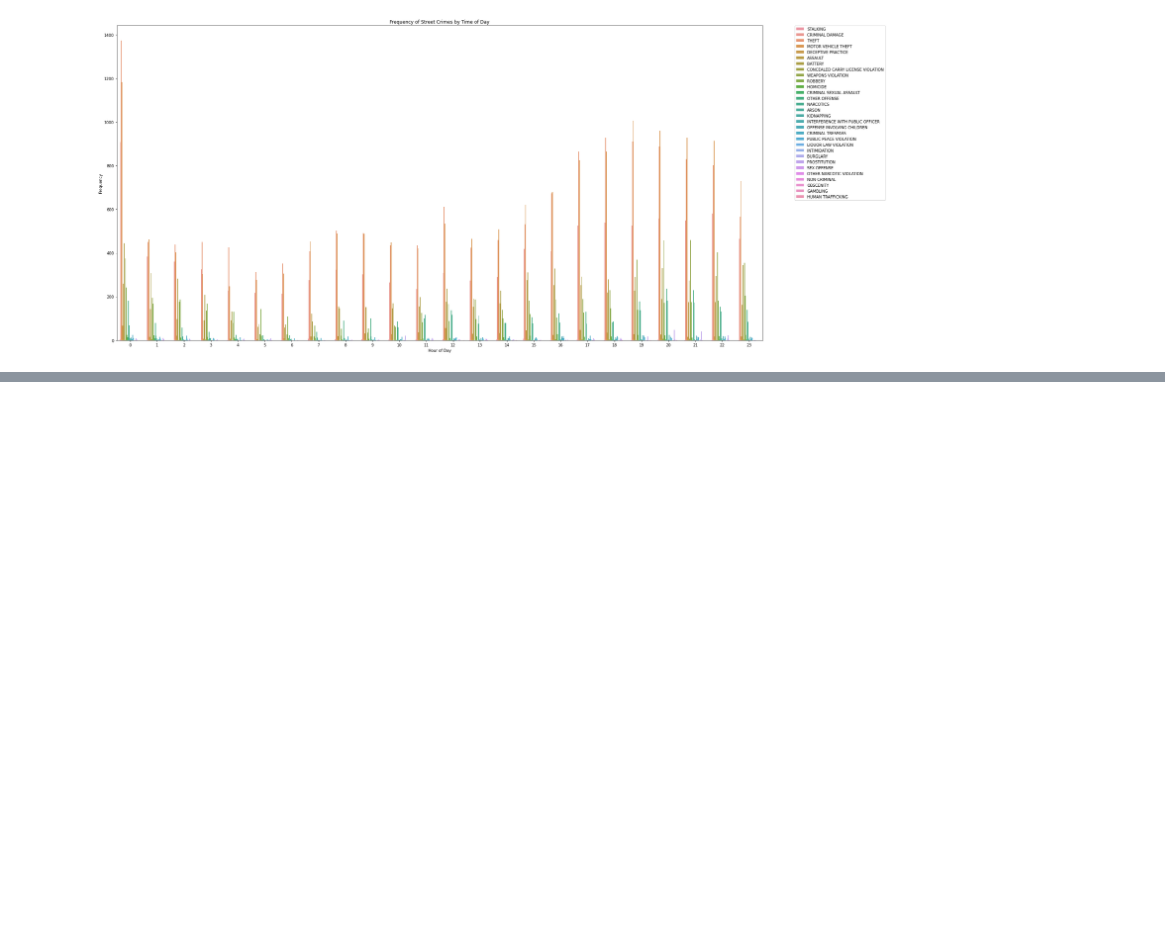
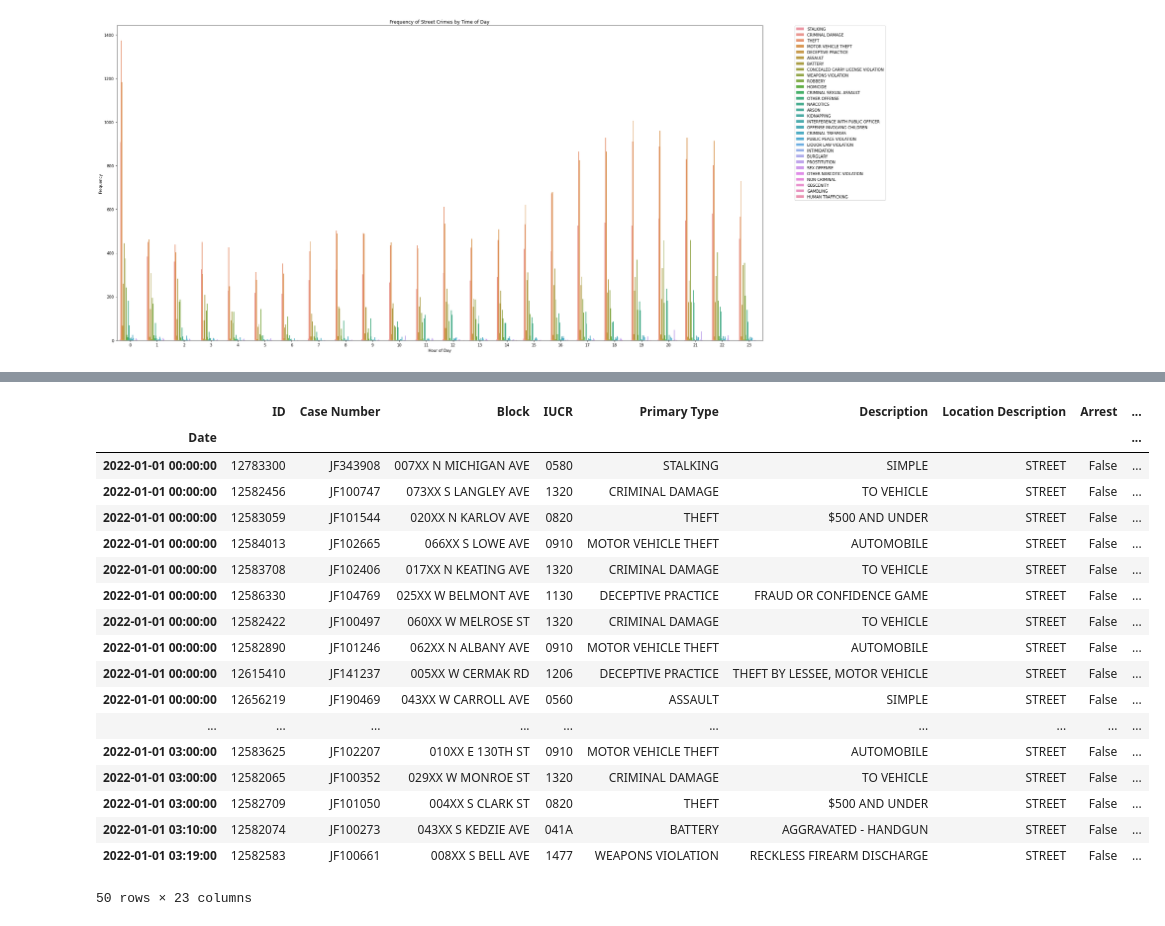
Before and after one commit to amudd10/Chicago-Crime-Analysis, a Jupyter notebook: Chi_crime2022.ipynb, the cells around one changed output, grey strips where cells are left out. Cells and saved outputs as stored; diff of their text form; code cells hidden in the pictures; blank space fills up the shorter version.

```diff
--- a/Chi_crime2022.ipynb
+++ b/Chi_crime2022.ipynb
@@ -279,0 +341,17 @@ See the caveats in the documentation: https://pandas.pydata.org/pandas-docs/stab
+# %%
+time_periods = []
+
+for date in street_crimes.index:
+    hour = date.hour
+
+    if hour > 5 and hour <12:
+        time_periods.append('Morning')
+    elif hour > 12 and hour < 17:
+        time_periods.append('Afternoon')
+    elif hour > 17 and hour < 21:
+        time_periods.append('Evening')
+    else:
+        time_periods.append('Night')
+
+street_crimes['Time Periods'] = time_periods
+street_crimes.head()
@@ -279,0 +372,3 @@ See the caveats in the documentation: https://pandas.pydata.org/pandas-docs/stab
+# %%
+street_crimes = street_crimes.drop('time Periods', axis=1)
+street_crimes.head()
@@ -279,0 +384,22 @@ See the caveats in the documentation: https://pandas.pydata.org/pandas-docs/stab
+# %%
+street_crimes.head(50)
+# %% [output]
+|  | ID | Case Number | Block | IUCR | Primary Type | Description | Location Description | Arrest | ... |
+| Date |  |  |  |  |  |  |  |  | ... |
+| 2022-01-01 00:00:00 | 12783300 | JF343908 | 007XX N MICHIGAN AVE | 0580 | STALKING | SIMPLE | STREET | False | ... |
+| 2022-01-01 00:00:00 | 12582456 | JF100747 | 073XX S LANGLEY AVE | 1320 | CRIMINAL DAMAGE | TO VEHICLE | STREET | False | ... |
+| 2022-01-01 00:00:00 | 12583059 | JF101544 | 020XX N KARLOV AVE | 0820 | THEFT | $500 AND UNDER | STREET | False | ... |
+| 2022-01-01 00:00:00 | 12584013 | JF102665 | 066XX S LOWE AVE | 0910 | MOTOR VEHICLE THEFT | AUTOMOBILE | STREET | False | ... |
+| 2022-01-01 00:00:00 | 12583708 | JF102406 | 017XX N KEATING AVE | 1320 | CRIMINAL DAMAGE | TO VEHICLE | STREET | False | ... |
+| 2022-01-01 00:00:00 | 12586330 | JF104769 | 025XX W BELMONT AVE | 1130 | DECEPTIVE PRACTICE | FRAUD OR CONFIDENCE GAME | STREET | False | ... |
+| 2022-01-01 00:00:00 | 12582422 | JF100497 | 060XX W MELROSE ST | 1320 | CRIMINAL DAMAGE | TO VEHICLE | STREET | False | ... |
+| 2022-01-01 00:00:00 | 12582890 | JF101246 | 062XX N ALBANY AVE | 0910 | MOTOR VEHICLE THEFT | AUTOMOBILE | STREET | False | ... |
+| 2022-01-01 00:00:00 | 12615410 | JF141237 | 005XX W CERMAK RD | 1206 | DECEPTIVE PRACTICE | THEFT BY LESSEE, MOTOR VEHICLE | STREET | False | ... |
+| 2022-01-01 00:00:00 | 12656219 | JF190469 | 043XX W CARROLL AVE | 0560 | ASSAULT | SIMPLE | STREET | False | ... |
+| ... | ... | ... | ... | ... | ... | ... | ... | ... | ... |
+| 2022-01-01 03:00:00 | 12583625 | JF102207 | 010XX E 130TH ST | 0910 | MOTOR VEHICLE THEFT | AUTOMOBILE | STREET | False | ... |
+| 2022-01-01 03:00:00 | 12582065 | JF100352 | 029XX W MONROE ST | 1320 | CRIMINAL DAMAGE | TO VEHICLE | STREET | False | ... |
+| 2022-01-01 03:00:00 | 12582709 | JF101050 | 004XX S CLARK ST | 0820 | THEFT | $500 AND UNDER | STREET | False | ... |
+| 2022-01-01 03:10:00 | 12582074 | JF100273 | 043XX S KEDZIE AVE | 041A | BATTERY | AGGRAVATED - HANDGUN | STREET | False | ... |
+| 2022-01-01 03:19:00 | 12582583 | JF100661 | 008XX S BELL AVE | 1477 | WEAPONS VIOLATION | RECKLESS FIREARM DISCHARGE | STREET | False | ... |
+50 rows × 23 columns
```
Also changed, not shown: parts of 5 cells of this notebook.
